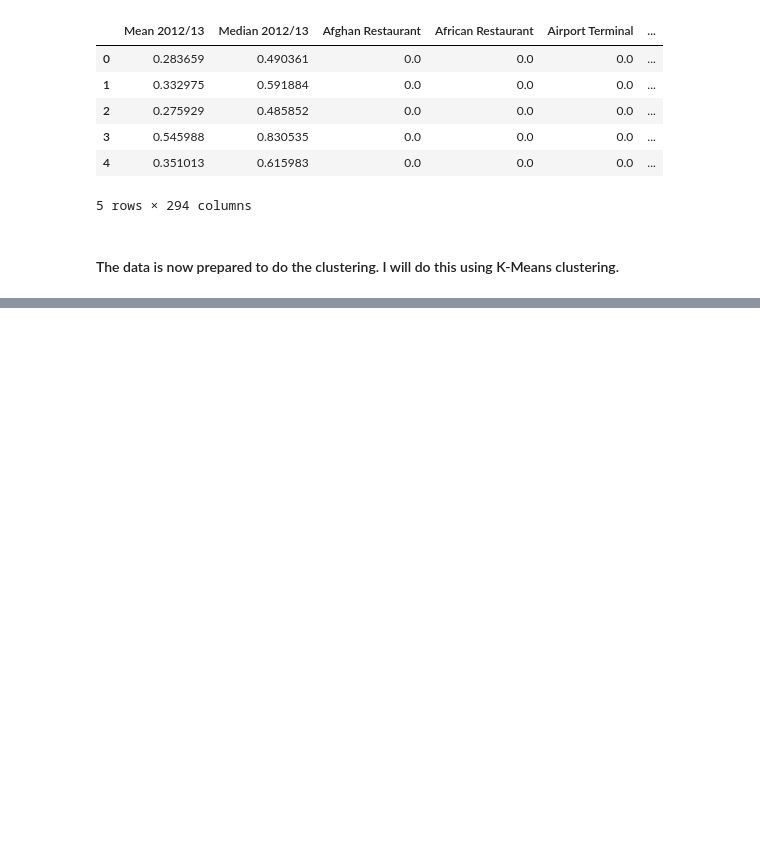
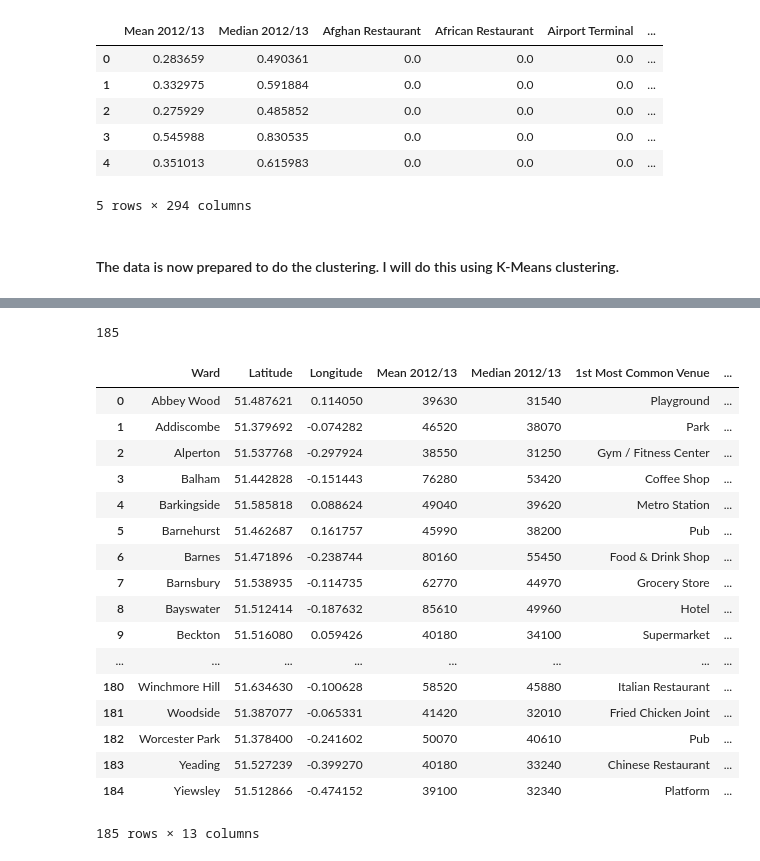
Before and after one commit to blancahuergo/AppliedDataScienceCapstone, a Jupyter notebook: Week 5 Notebook.ipynb, the cells around one changed output, grey strips where cells are left out. Saved outputs shown, nothing was run; the diff lists cells and outputs as text; code cells hidden in the pictures; blank space fills up the shorter version.

```diff
--- a/Week 5 Notebook.ipynb
+++ b/Week 5 Notebook.ipynb
@@ -730,0 +725,19 @@ array([1, 0, 1, 2, 1, 1, 2, 2, 2, 1, 0, 1, 2, 2, 2], dtype=int32)
+# %%
+def return_most_common_venues(row, num_top_venues):
+    row_categories = row.iloc[1:]
+    row_categories_sorted = row_categories.sort_values(ascending=False)
+    return row_categories_sorted.index.values[0:num_top_venues]
+# %%
+num_top_venues = 8
+indicators = ['st', 'nd', 'rd']
+columns = ['Ward']
+for ind in np.arange(num_top_venues):
+    try:
+        columns.append('{}{} Most Common Venue'.format(ind+1, indicators[ind]))
+    except:
+        columns.append('{}th Most Common Venue'.format(ind+1))
+neighborhoods_venues_sorted = pd.DataFrame(columns=columns)
+neighborhoods_venues_sorted['Ward'] = london_grouped['Ward']
+for ind in np.arange(london_grouped.shape[0]):
+    neighborhoods_venues_sorted.iloc[ind, 1:] = return_most_common_venues(london_grouped.iloc[ind, :], num_top_venues)
+neighborhoods_venues_sorted
@@ -730,0 +763,26 @@ array([1, 0, 1, 2, 1, 1, 2, 2, 2, 1, 0, 1, 2, 2, 2], dtype=int32)
+# %%
+len(kmeans.labels_)
+# %% [output]
+185
+# %%
+london_merged = pd.merge(imported_df, neighborhoods_venues_sorted)
+london_merged
+# %% [output]
+|  | Ward | Latitude | Longitude | Mean 2012/13 | Median 2012/13 | 1st Most Common Venue | ... |
+| 0 | Abbey Wood | 51.487621 | 0.114050 | 39630 | 31540 | Playground | ... |
+| 1 | Addiscombe | 51.379692 | -0.074282 | 46520 | 38070 | Park | ... |
+| 2 | Alperton | 51.537768 | -0.297924 | 38550 | 31250 | Gym / Fitness Center | ... |
+| 3 | Balham | 51.442828 | -0.151443 | 76280 | 53420 | Coffee Shop | ... |
+| 4 | Barkingside | 51.585818 | 0.088624 | 49040 | 39620 | Metro Station | ... |
+| 5 | Barnehurst | 51.462687 | 0.161757 | 45990 | 38200 | Pub | ... |
+| 6 | Barnes | 51.471896 | -0.238744 | 80160 | 55450 | Food & Drink Shop | ... |
+| 7 | Barnsbury | 51.538935 | -0.114735 | 62770 | 44970 | Grocery Store | ... |
+| 8 | Bayswater | 51.512414 | -0.187632 | 85610 | 49960 | Hotel | ... |
+| 9 | Beckton | 51.516080 | 0.059426 | 40180 | 34100 | Supermarket | ... |
+| ... | ... | ... | ... | ... | ... | ... | ... |
+| 180 | Winchmore Hill | 51.634630 | -0.100628 | 58520 | 45880 | Italian Restaurant | ... |
+| 181 | Woodside | 51.387077 | -0.065331 | 41420 | 32010 | Fried Chicken Joint | ... |
+| 182 | Worcester Park | 51.378400 | -0.241602 | 50070 | 40610 | Pub | ... |
+| 183 | Yeading | 51.527239 | -0.399270 | 40180 | 33240 | Chinese Restaurant | ... |
+| 184 | Yiewsley | 51.512866 | -0.474152 | 39100 | 32340 | Platform | ... |
+185 rows × 13 columns
```
Also changed, not shown: parts of 26 cells of this notebook.
